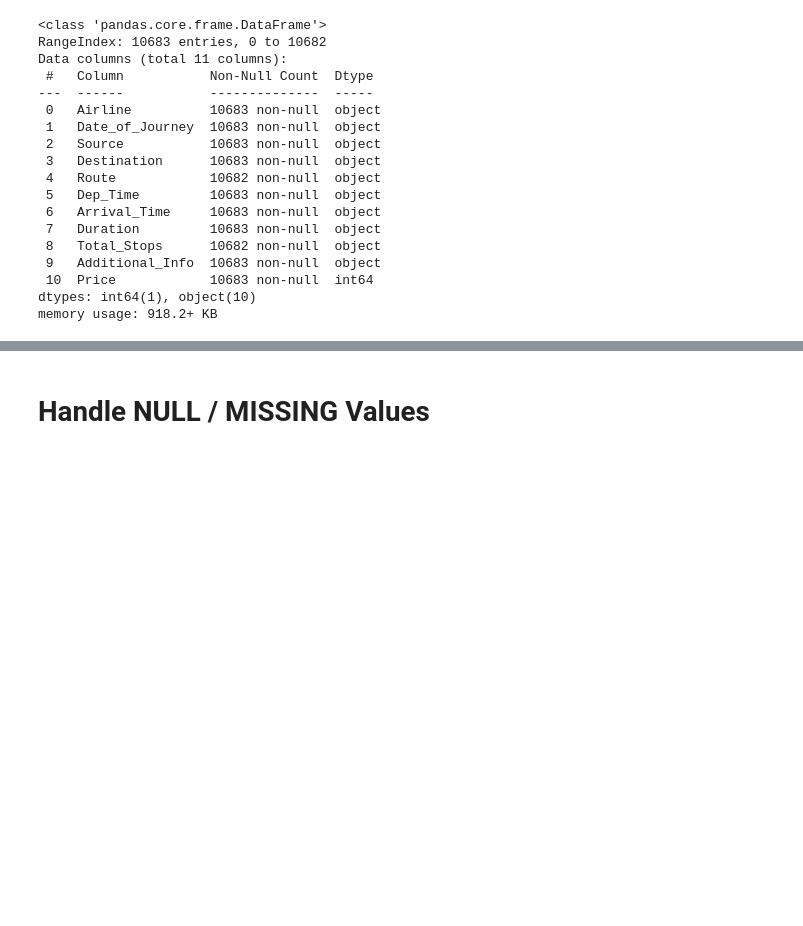
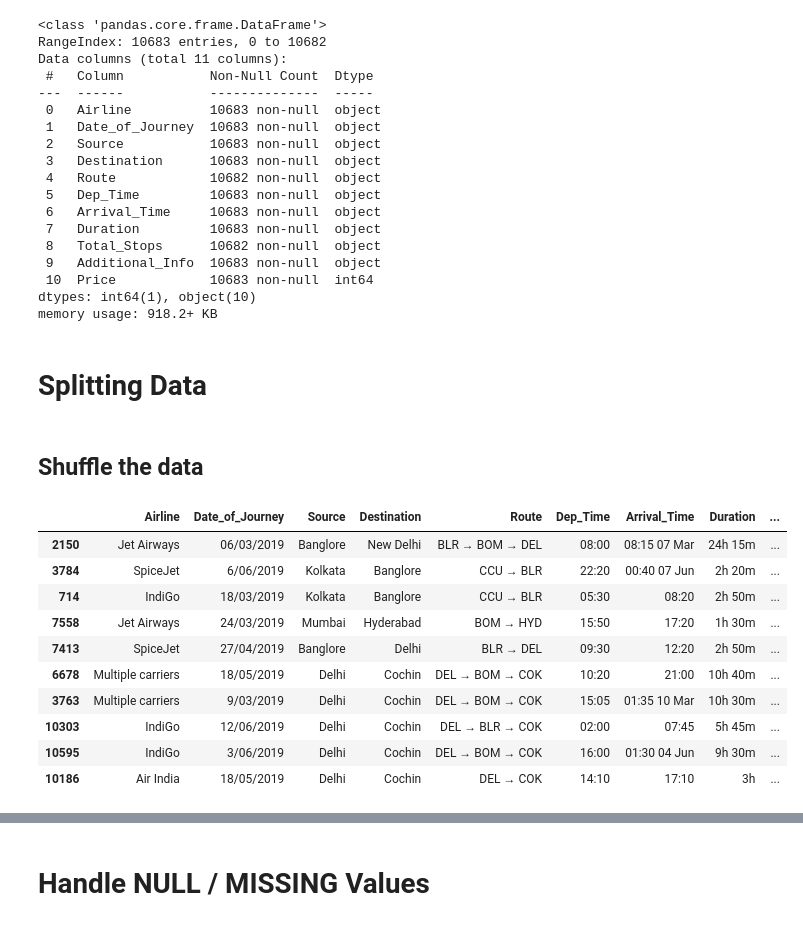
Before and after one commit to Birunthaban/FlightPricePrediction-ML, a Jupyter notebook: model.ipynb, the cells around one changed output, grey strips where cells are left out. Cells and saved outputs as stored; diff of their text form; code cells hidden in the pictures; blank space fills up the shorter version.

```diff
--- a/model.ipynb
+++ b/model.ipynb
@@ -41,3 +42,23 @@ Data columns (total 11 columns):
  10  Price            10683 non-null  int64
 dtypes: int64(1), object(10)
 memory usage: 918.2+ KB
+# %% [markdown]
+# Splitting Data
+# %% [markdown]
+## Shuffle the data
+# %%
+shuffled_df = shuffle(df, random_state=42)
+# %%
+shuffled_df.head(10)
+# %% [output]
+|  | Airline | Date_of_Journey | Source | Destination | Route | Dep_Time | Arrival_Time | Duration | ... |
+| 2150 | Jet Airways | 06/03/2019 | Banglore | New Delhi | BLR → BOM → DEL | 08:00 | 08:15 07 Mar | 24h 15m | ... |
+| 3784 | SpiceJet | 6/06/2019 | Kolkata | Banglore | CCU → BLR | 22:20 | 00:40 07 Jun | 2h 20m | ... |
+| 714 | IndiGo | 18/03/2019 | Kolkata | Banglore | CCU → BLR | 05:30 | 08:20 | 2h 50m | ... |
+| 7558 | Jet Airways | 24/03/2019 | Mumbai | Hyderabad | BOM → HYD | 15:50 | 17:20 | 1h 30m | ... |
+| 7413 | SpiceJet | 27/04/2019 | Banglore | Delhi | BLR → DEL | 09:30 | 12:20 | 2h 50m | ... |
+| 6678 | Multiple carriers | 18/05/2019 | Delhi | Cochin | DEL → BOM → COK | 10:20 | 21:00 | 10h 40m | ... |
+| 3763 | Multiple carriers | 9/03/2019 | Delhi | Cochin | DEL → BOM → COK | 15:05 | 01:35 10 Mar | 10h 30m | ... |
+| 10303 | IndiGo | 12/06/2019 | Delhi | Cochin | DEL → BLR → COK | 02:00 | 07:45 | 5h 45m | ... |
+| 10595 | IndiGo | 3/06/2019 | Delhi | Cochin | DEL → BOM → COK | 16:00 | 01:30 04 Jun | 9h 30m | ... |
+| 10186 | Air India | 18/05/2019 | Delhi | Cochin | DEL → COK | 14:10 | 17:10 | 3h | ... |
```
Also changed, not shown: parts of 4 cells of this notebook.
